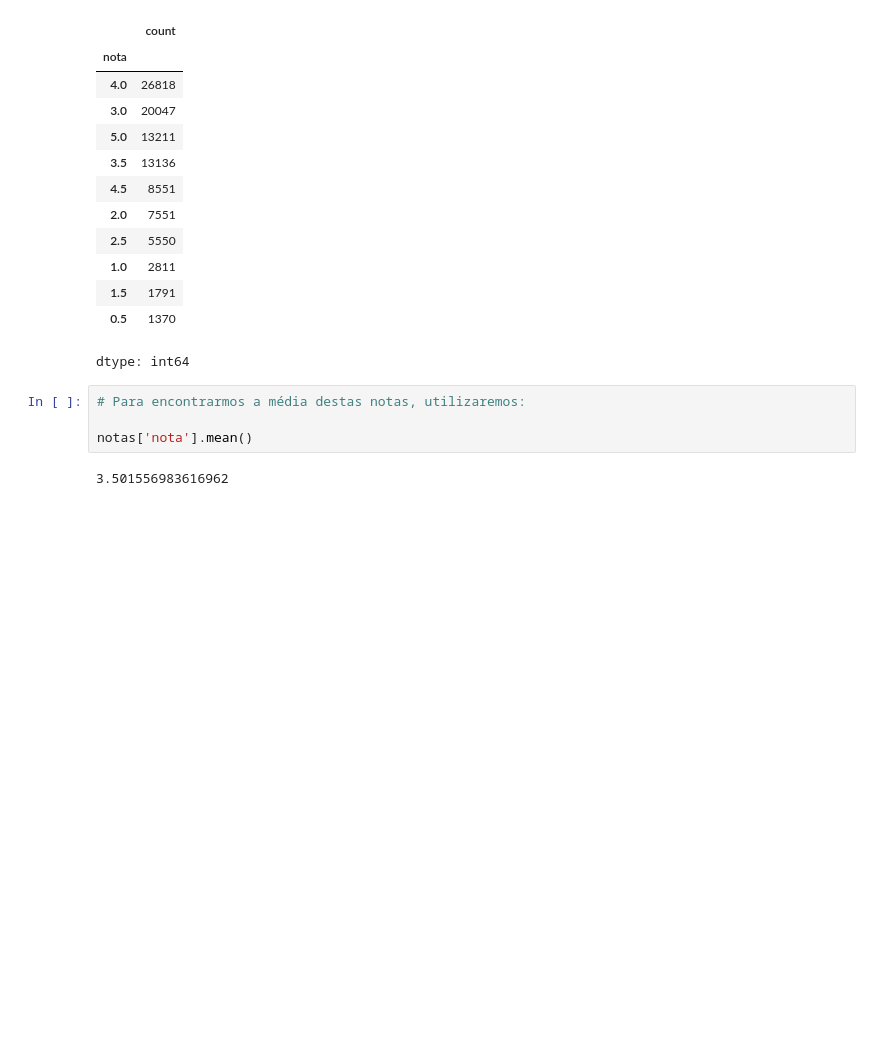
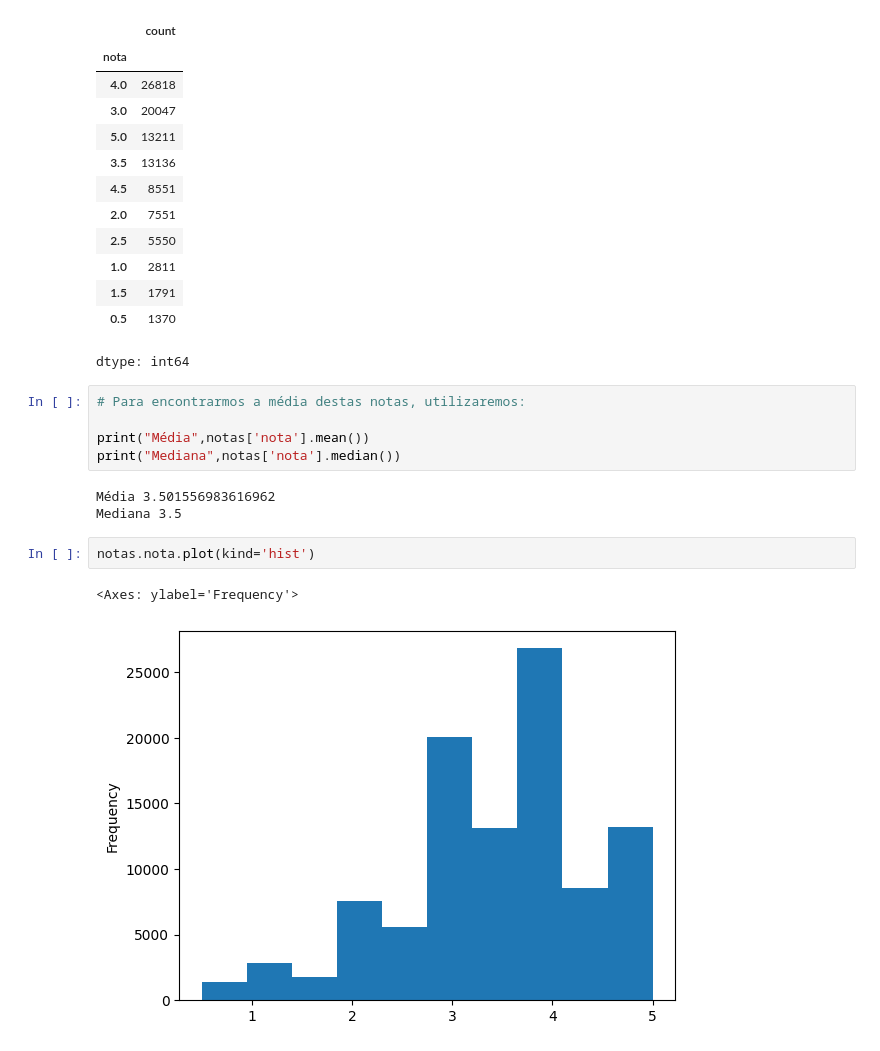
Before and after one commit to dlv/introducao-a-data-science, a Jupyter notebook: introducao-a-data-science.ipynb, the cells around one changed output. Drawn from its saved outputs; the diff is of its cells as text; blank space fills up the shorter version.

```diff
--- a/introducao-a-data-science.ipynb
+++ b/introducao-a-data-science.ipynb
@@ -66,6 +66,13 @@ dtype: int64
 # %%
 # Para encontrarmos a média destas notas, utilizaremos:
 
-notas['nota'].mean()
+print("Média",notas['nota'].mean())
+print("Mediana",notas['nota'].median())
 # %% [output]
-3.501556983616962
+Média 3.501556983616962
+Mediana 3.5
+# %%
+notas.nota.plot(kind='hist')
+# %% [output]
+<Axes: ylabel='Frequency'>
+[figure, added]
```
Also changed, not shown: parts of 8 cells of this notebook.
